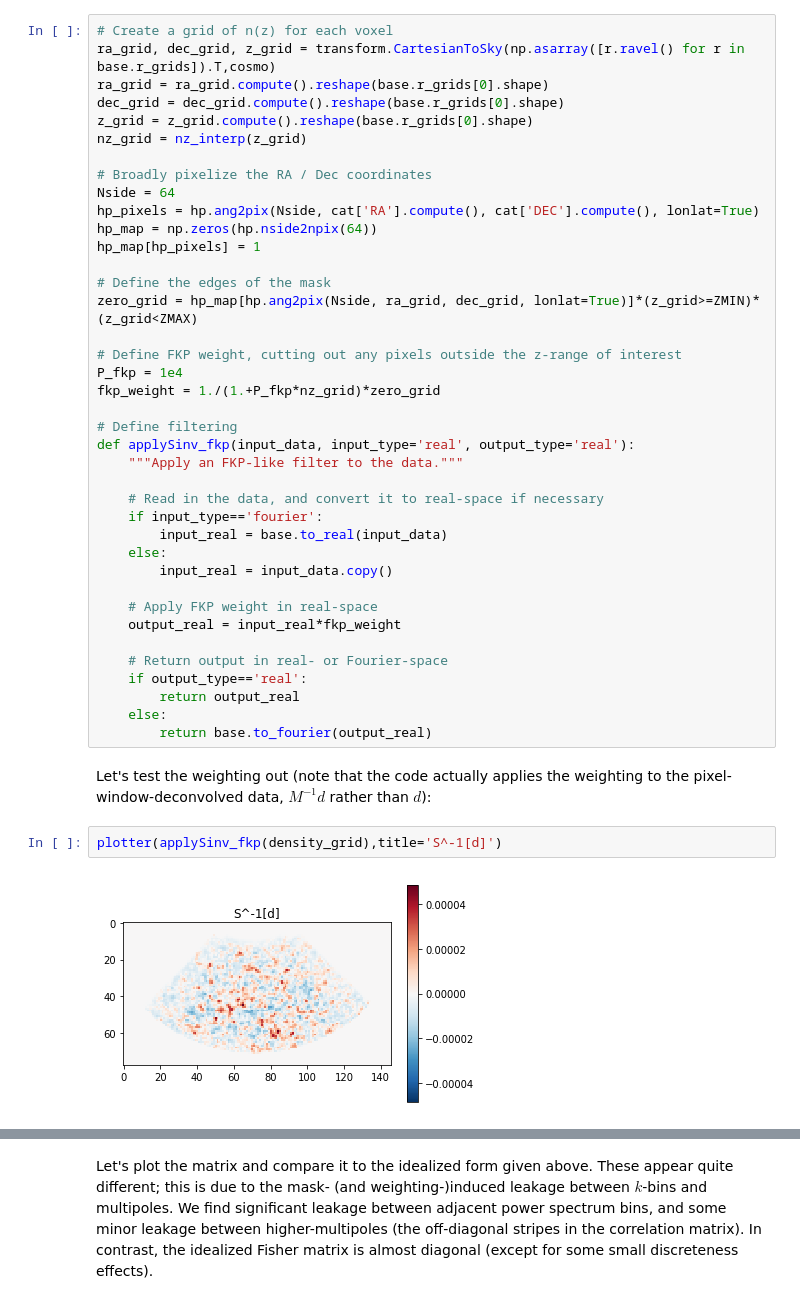
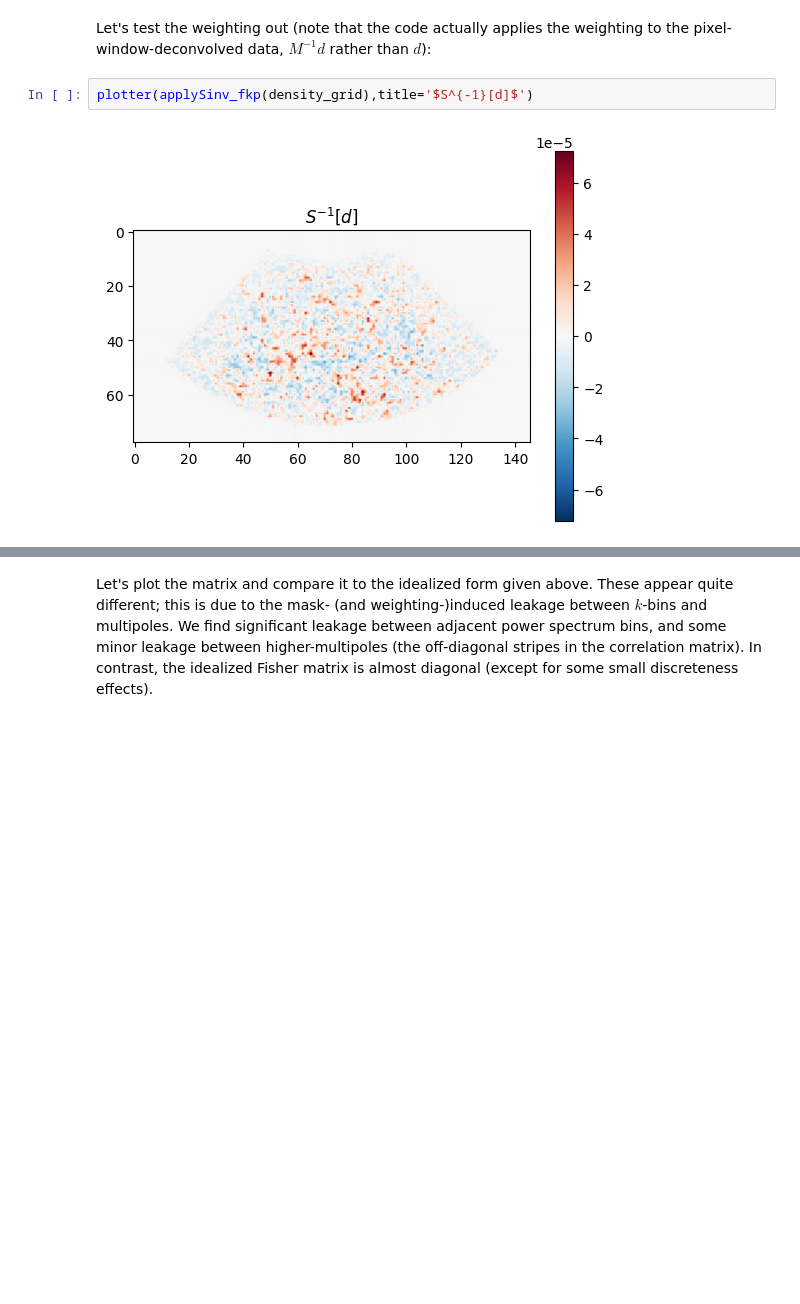
Before and after one commit to oliverphilcox/PolyBin3D, a Jupyter notebook: Tutorial 3 - BOSS Pk Multipoles.ipynb, the cells around one changed output, grey strips where cells are left out. Drawn from its saved outputs; the diff is of its cells as text; blank space fills up the shorter version.

```diff
--- a/Tutorial 3 - BOSS Pk Multipoles.ipynb
+++ b/Tutorial 3 - BOSS Pk Multipoles.ipynb
@@ -244,48 +262,9 @@ Next, we compute a 3D grid of $n_z(\vec x)$, and the $\mathsf{S}^{-1}$ function
-# %%
-# Create a grid of n(z) for each voxel
-ra_grid, dec_grid, z_grid = transform.CartesianToSky(np.asarray([r.ravel() for r in base.r_grids]).T,cosmo)
-ra_grid = ra_grid.compute().reshape(base.r_grids[0].shape)
-dec_grid = dec_grid.compute().reshape(base.r_grids[0].shape)
-z_grid = z_grid.compute().reshape(base.r_grids[0].shape)
-nz_grid = nz_interp(z_grid)
-
-# Broadly pixelize the RA / Dec coordinates
-Nside = 64
-hp_pixels = hp.ang2pix(Nside, cat['RA'].compute(), cat['DEC'].compute(), lonlat=True)
-hp_map = np.zeros(hp.nside2npix(64))
-hp_map[hp_pixels] = 1
-
-# Define the edges of the mask
-zero_grid = hp_map[hp.ang2pix(Nside, ra_grid, dec_grid, lonlat=True)]*(z_grid>=ZMIN)*(z_grid<ZMAX)
-
-# Define FKP weight, cutting out any pixels outside the z-range of interest
-P_fkp = 1e4
-fkp_weight = 1./(1.+P_fkp*nz_grid)*zero_grid
-
-# Define filtering
-def applySinv_fkp(input_data, input_type='real', output_type='real'):
-    """Apply an FKP-like filter to the data."""
-
-    # Read in the data, and convert it to real-space if necessary
-    if input_type=='fourier':
-        input_real = base.to_real(input_data)
-    else:
-        input_real = input_data.copy()
-
-    # Apply FKP weight in real-space
-    output_real = input_real*fkp_weight
-
-    # Return output in real- or Fourier-space
-    if output_type=='real':
-        return output_real
-    else:
-        return base.to_fourier(output_real)
 # %% [markdown]
 Let's test the weighting out (note that the code actually applies the weighting to the pixel-window-deconvolved data, $M^{-1}d$ rather than $d$):
 # %%
-plotter(applySinv_fkp(density_grid),title='S^-1[d]')
+plotter(applySinv_fkp(density_grid),title='$S^{-1}[d]$')
 # %% [output]
-[figure, old version]
+[figure, new version]
 # %% [markdown]
 ### 4. Compute the usual (pseudo)-power spectra
 As a first test, we'll compute the conventional window-convolved power spectra with PolyBin3D.
```
Also changed, not shown: parts of 64 cells of this notebook, 11 other files.
